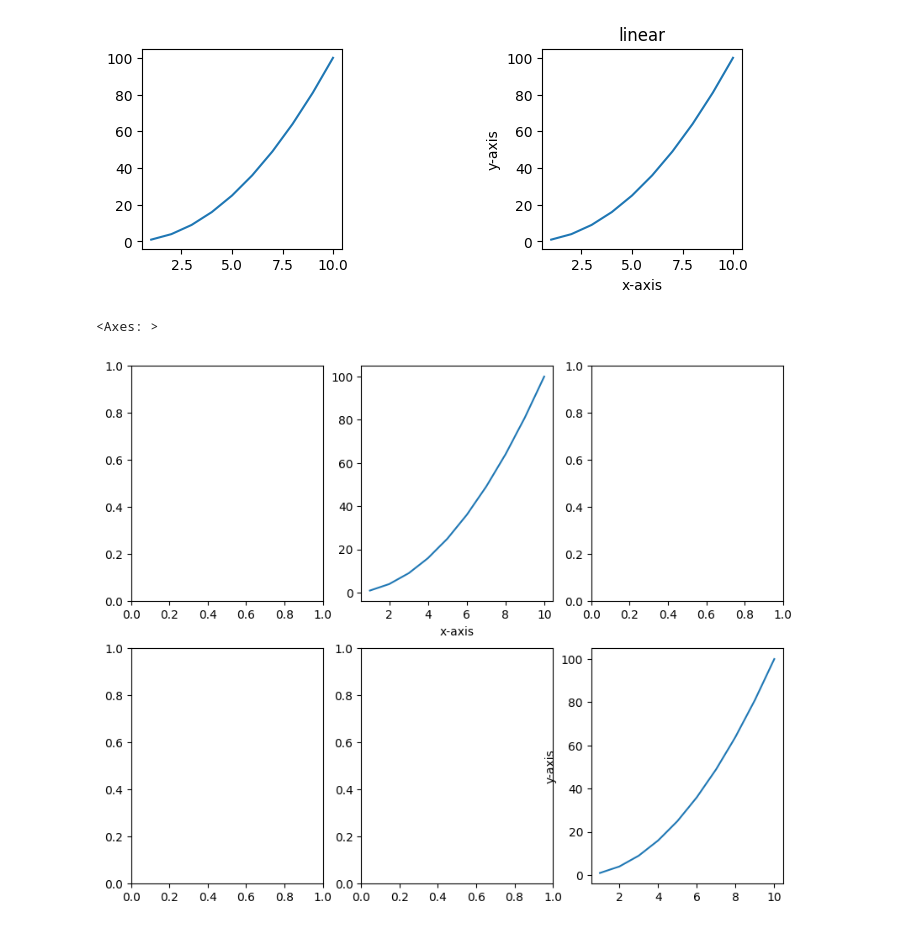
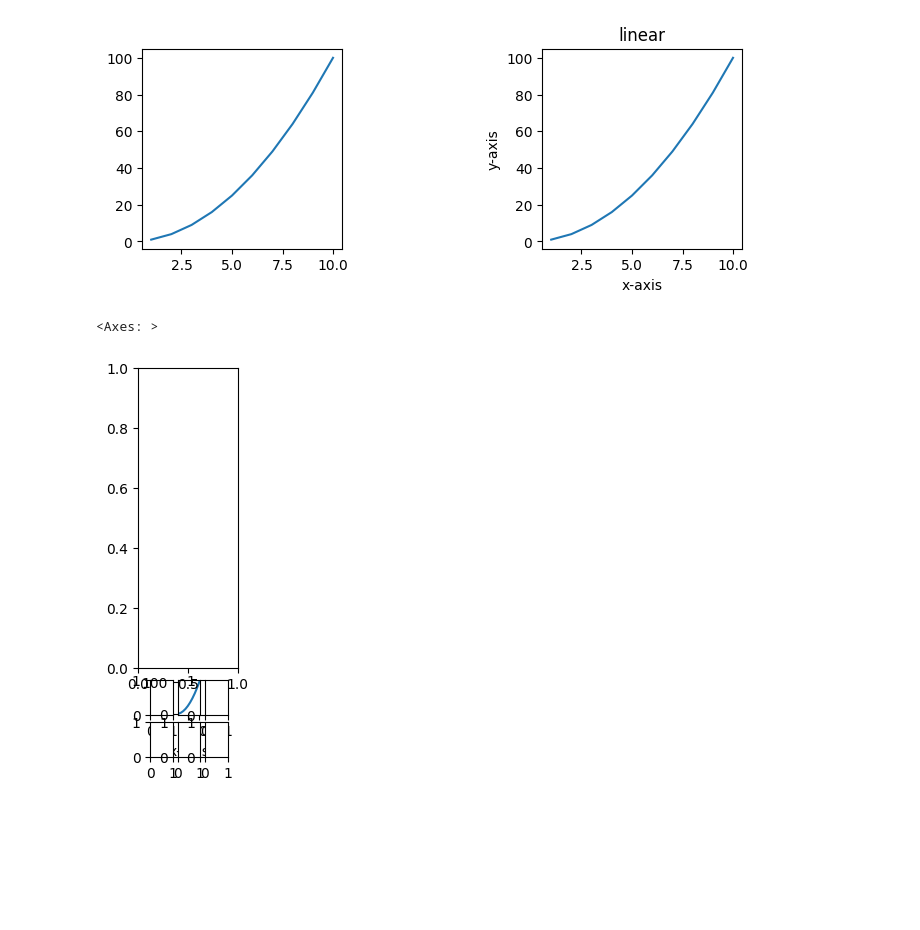
Before and after one commit to deepika-cr433/pyspider-coaching, a Jupyter notebook: PYTHON_LIBRARY/DA-MATPLOTLIB/methods_matplotlib.ipynb, the cells around one changed output. Cells and saved outputs as stored; diff of their text form; code cells hidden in the pictures; blank space fills up the shorter version.

```diff
--- a/PYTHON_LIBRARY/DA-MATPLOTLIB/methods_matplotlib.ipynb
+++ b/PYTHON_LIBRARY/DA-MATPLOTLIB/methods_matplotlib.ipynb
@@ -122,15 +123,15 @@ Figure(100x100)
 [<matplotlib.lines.Line2D at 0x...>]
 [figure]
 # %%
-fig,axes=plt.subplots(2,3,figsize=(10,8))
+fig,axes=plt.subplots(2,3,figsize=(1,1))
 axes[0][1].plot(x,y)
 axes[0][1].set_xlabel('x-axis')
+# plt.tight_layout()
+# axes[1][2].plot(x,y)
+# axes[1][2].set_ylabel('y-axis')
 
-axes[1][2].plot(x,y)
-axes[1][2].set_ylabel('y-axis')
-
-f.add_axes([0,100,17,4])
+fig.add_axes([0,1,1,3])
 # %% [output]
 <Axes: >
-[figure, old version]
+[figure, new version]
 # %%
```
Also changed, not shown: parts of 2 cells of this notebook, 13 other files.
